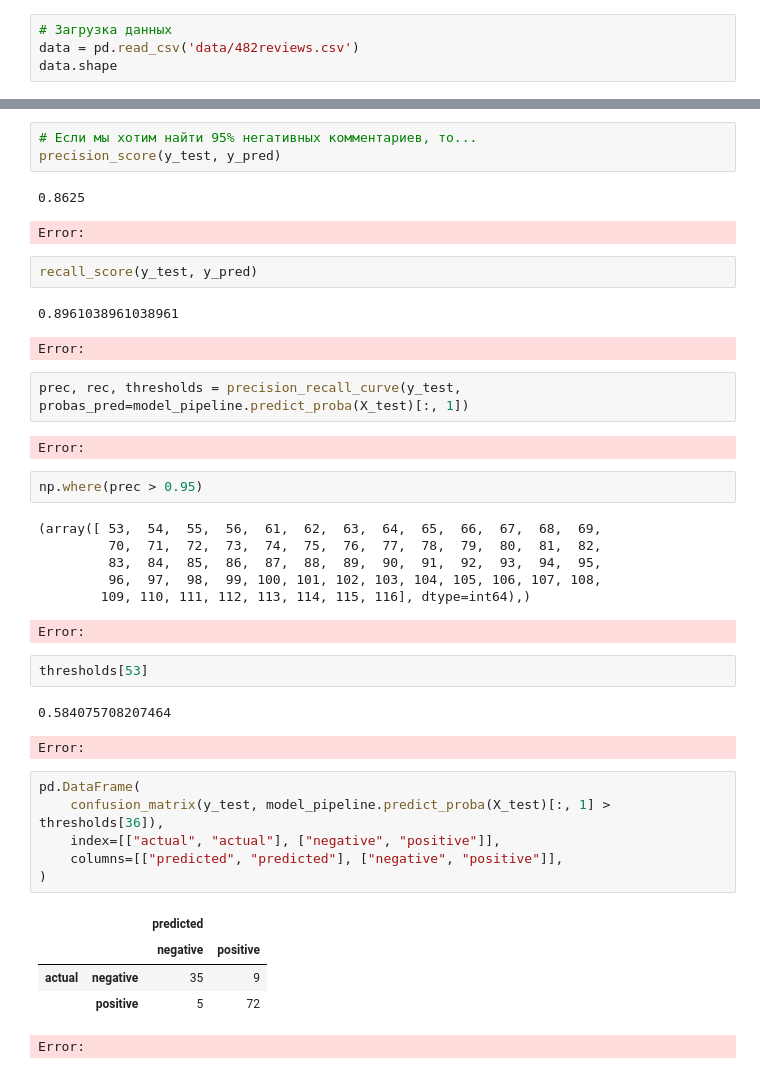
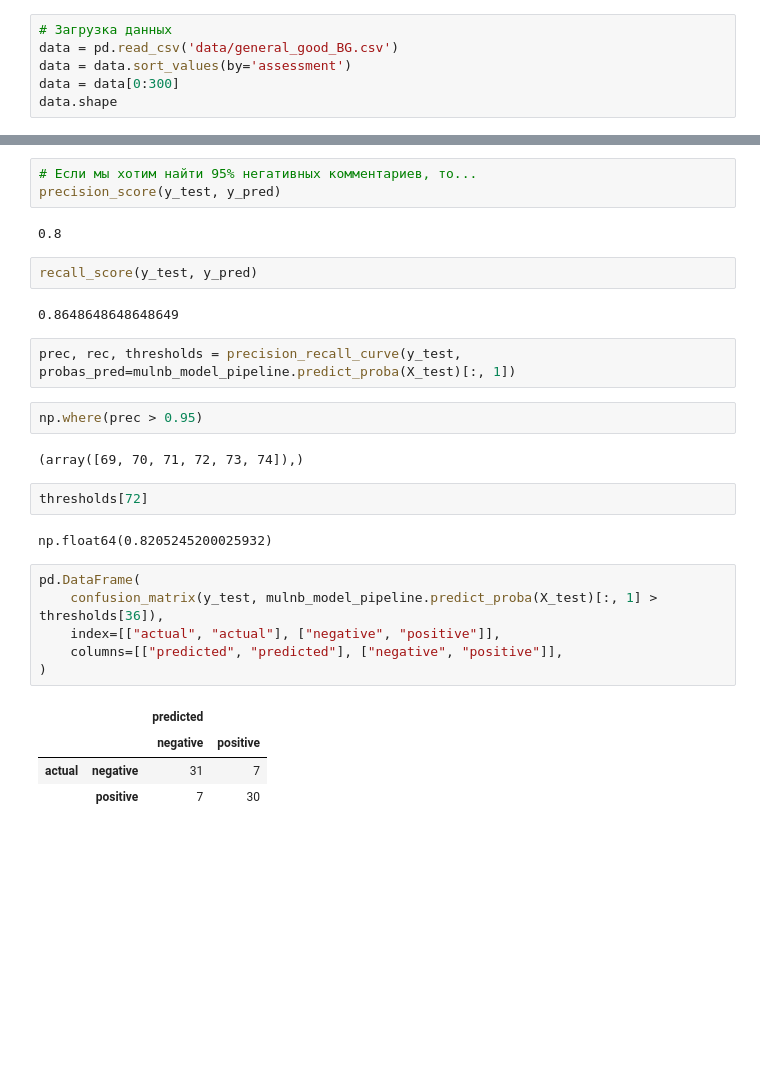
Before and after one commit to VladSelyanskiy/evaluation_of_reviews, a Jupyter notebook: src/reviews_analysis_by_A_V.ipynb, the cells around one changed output, grey strips where cells are left out. Cells and saved outputs as stored; diff of their text form; blank space fills up the shorter version.

```diff
--- a/src/reviews_analysis_by_A_V.ipynb
+++ b/src/reviews_analysis_by_A_V.ipynb
@@ -26,6 +26,8 @@ from sklearn.naive_bayes import MultinomialNB
 [nltk_data]   Package punkt_tab is already up-to-date!
 # %%
 # Загрузка данных
-data = pd.read_csv('data/482reviews.csv')
+data = pd.read_csv('data/general_good_BG.csv')
+data = data.sort_values(by='assessment')
+data = data[0:300]
 data.shape
 # %% [output]
@@ -281,40 +254,29 @@ Error:
 # Если мы хотим найти 95% негативных комментариев, то...
 precision_score(y_test, y_pred)
 # %% [output]
-0.8625
+0.8
-Error:
 # %%
 recall_score(y_test, y_pred)
 # %% [output]
-0.8961038961038961
+0.8648648648648649
-Error:
 # %%
-prec, rec, thresholds = precision_recall_curve(y_test, probas_pred=model_pipeline.predict_proba(X_test)[:, 1])
+prec, rec, thresholds = precision_recall_curve(y_test, probas_pred=mulnb_model_pipeline.predict_proba(X_test)[:, 1])
-# %% [output]
-Error:
 # %%
 np.where(prec > 0.95)
 # %% [output]
-(array([ 53,  54,  55,  56,  61,  62,  63,  64,  65,  66,  67,  68,  69,
-         70,  71,  72,  73,  74,  75,  76,  77,  78,  79,  80,  81,  82,
-         83,  84,  85,  86,  87,  88,  89,  90,  91,  92,  93,  94,  95,
-         96,  97,  98,  99, 100, 101, 102, 103, 104, 105, 106, 107, 108,
-        109, 110, 111, 112, 113, 114, 115, 116], dtype=int64),)
+(array([69, 70, 71, 72, 73, 74]),)
-Error:
 # %%
-thresholds[53]
+thresholds[72]
 # %% [output]
-0.584075708207464
+np.float64(0.8205245200025932)
-Error:
 # %%
 pd.DataFrame(
-    confusion_matrix(y_test, model_pipeline.predict_proba(X_test)[:, 1] > thresholds[36]),
+    confusion_matrix(y_test, mulnb_model_pipeline.predict_proba(X_test)[:, 1] > thresholds[36]),
     index=[["actual", "actual"], ["negative", "positive"]],
     columns=[["predicted", "predicted"], ["negative", "positive"]],
 )
 # %% [output]
 |  |  | predicted |  |
 |  |  | negative | positive |
-| actual | negative | 35 | 9 |
-|  | positive | 5 | 72 |
+| actual | negative | 31 | 7 |
+|  | positive | 7 | 30 |
-Error:
```
Also changed, not shown: parts of 25 cells of this notebook.
